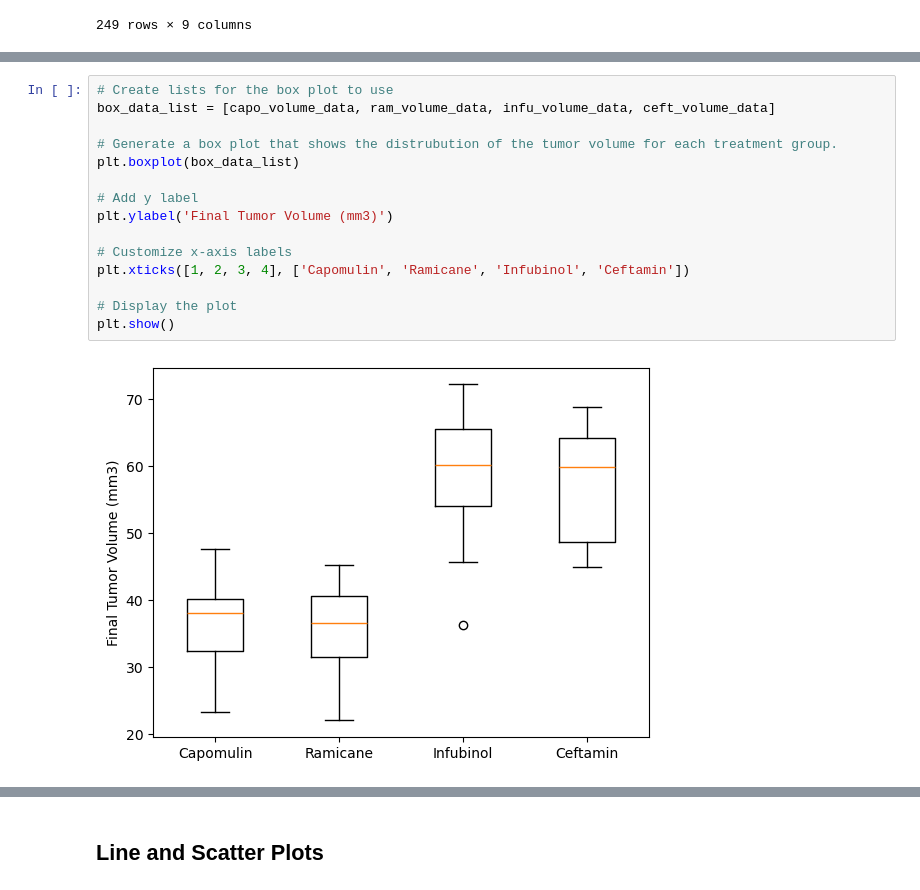
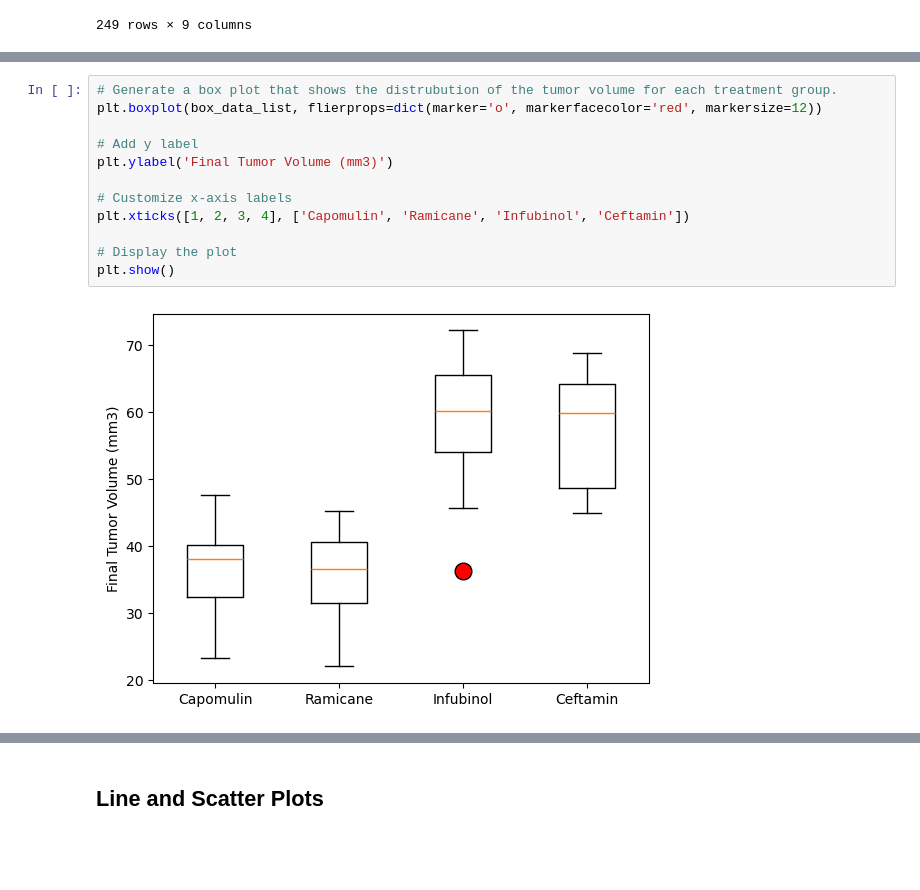
Before and after one commit to bburwinkel0721/Drug-Trials-Matplotlib-Challenge, a Jupyter notebook: Pymaceuticals/pymaceuticals_challenge.ipynb, the cells around one changed output, grey strips where cells are left out. Cells and saved outputs as stored; diff of their text form; blank space fills up the shorter version.

```diff
--- a/Pymaceuticals/pymaceuticals_challenge.ipynb
+++ b/Pymaceuticals/pymaceuticals_challenge.ipynb
@@ -335,17 +338,14 @@ Ceftamin has no outliers.
 # %%
-# Create lists for the box plot to use
-box_data_list = [capo_volume_data, ram_volume_data, infu_volume_data, ceft_volume_data]
-
 # Generate a box plot that shows the distrubution of the tumor volume for each treatment group.
-plt.boxplot(box_data_list)
+plt.boxplot(box_data_list, flierprops=dict(marker='o', markerfacecolor='red', markersize=12))
 
 # Add y label
 plt.ylabel('Final Tumor Volume (mm3)')
 
 # Customize x-axis labels
 plt.xticks([1, 2, 3, 4], ['Capomulin', 'Ramicane', 'Infubinol', 'Ceftamin'])
 
 # Display the plot
 plt.show()
 # %% [output]
-[figure, old version]
+[figure, new version]
```
Also changed, not shown: parts of 4 cells of this notebook.
